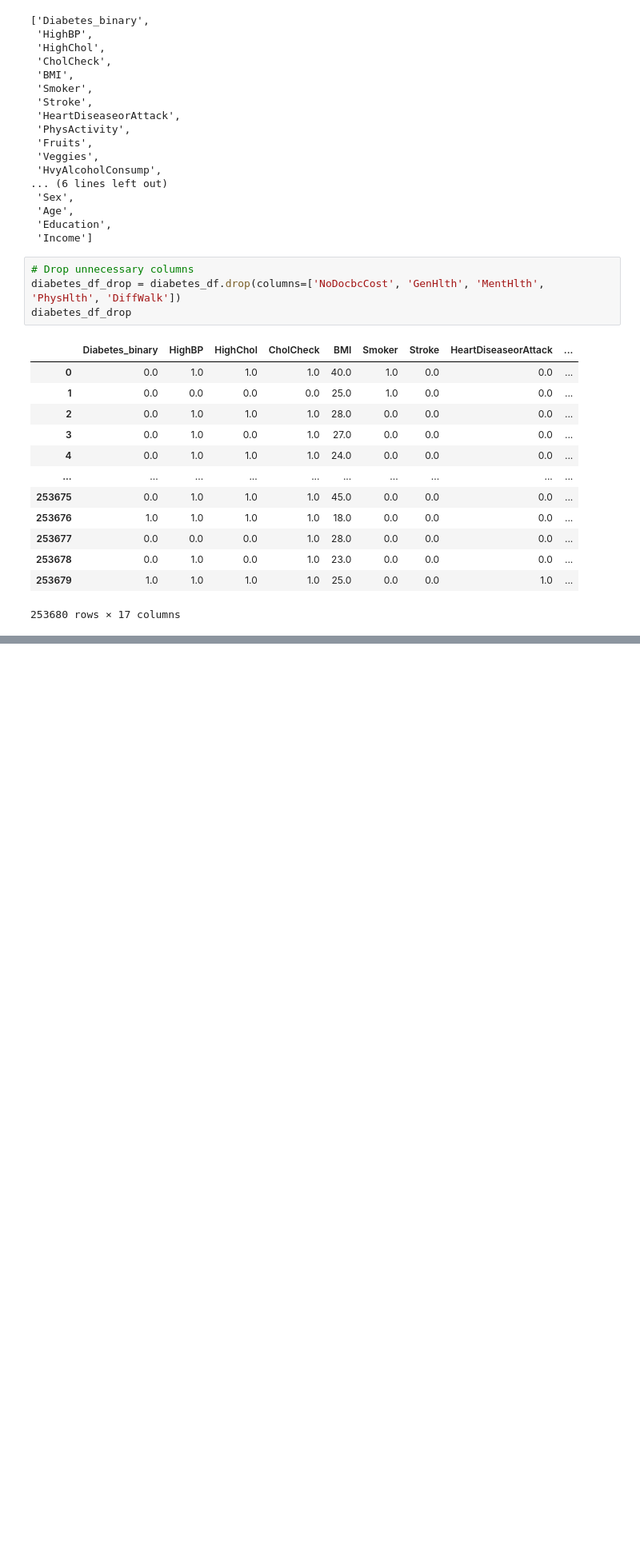
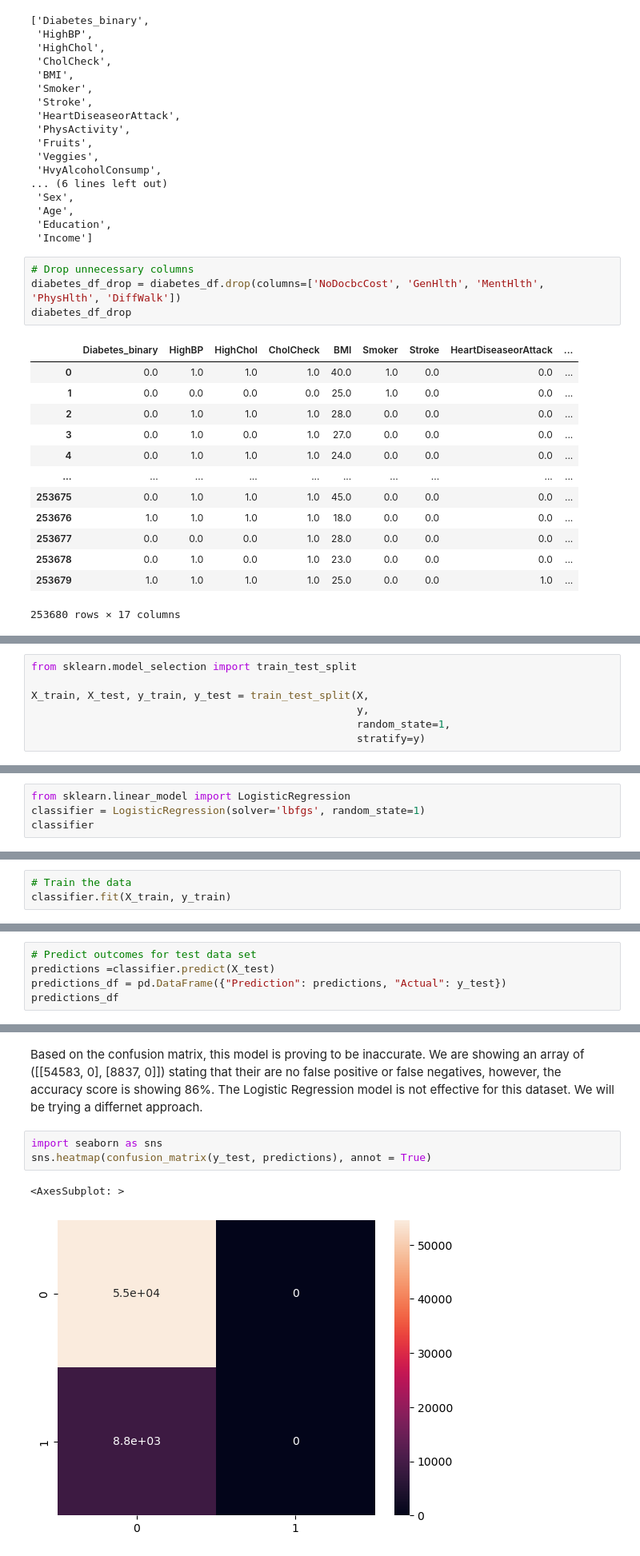
Before and after one commit to rdjames1996/project-4-health-analysis, a Jupyter notebook: Ana/binary_health_indicator.ipynb, the cells around one changed output, grey strips where cells are left out. Shown: that part at 80% size. Drawn from its saved outputs; the diff is of its cells as text; blank space fills up the shorter version.

```diff
--- a/Ana/binary_health_indicator.ipynb
+++ b/Ana/binary_health_indicator.ipynb
@@ -81,0 +143,7 @@ diabetes_df_drop
+# %%
+from sklearn.model_selection import train_test_split
+
+X_train, X_test, y_train, y_test = train_test_split(X,
+                                                    y,
+                                                    random_state=1,
+                                                    stratify=y)
@@ -81,0 +152,4 @@ diabetes_df_drop
+# %%
+from sklearn.linear_model import LogisticRegression
+classifier = LogisticRegression(solver='lbfgs', random_state=1)
+classifier
@@ -81,0 +160,3 @@ diabetes_df_drop
+# %%
+# Train the data
+classifier.fit(X_train, y_train)
@@ -81,0 +176,5 @@ diabetes_df_drop
+# %%
+# Predict outcomes for test data set
+predictions =classifier.predict(X_test)
+predictions_df = pd.DataFrame({"Prediction": predictions, "Actual": y_test})
+predictions_df
@@ -81,0 +243,8 @@ diabetes_df_drop
+# %% [markdown]
+Based on the confusion matrix, this model is proving to be inaccurate. We are showing an array of ([[54583, 0], [8837, 0]]) stating that their are no false positive or false negatives, however, the accuracy score is showing 86%. The Logistic Regression model is not effective for this dataset. We will be trying a differnet approach.
+# %%
+import seaborn as sns
+sns.heatmap(confusion_matrix(y_test, predictions), annot = True)
+# %% [output]
+<AxesSubplot: >
+[figure, added]
```
Also changed, not shown: parts of 23 cells of this notebook, 1 other file.
